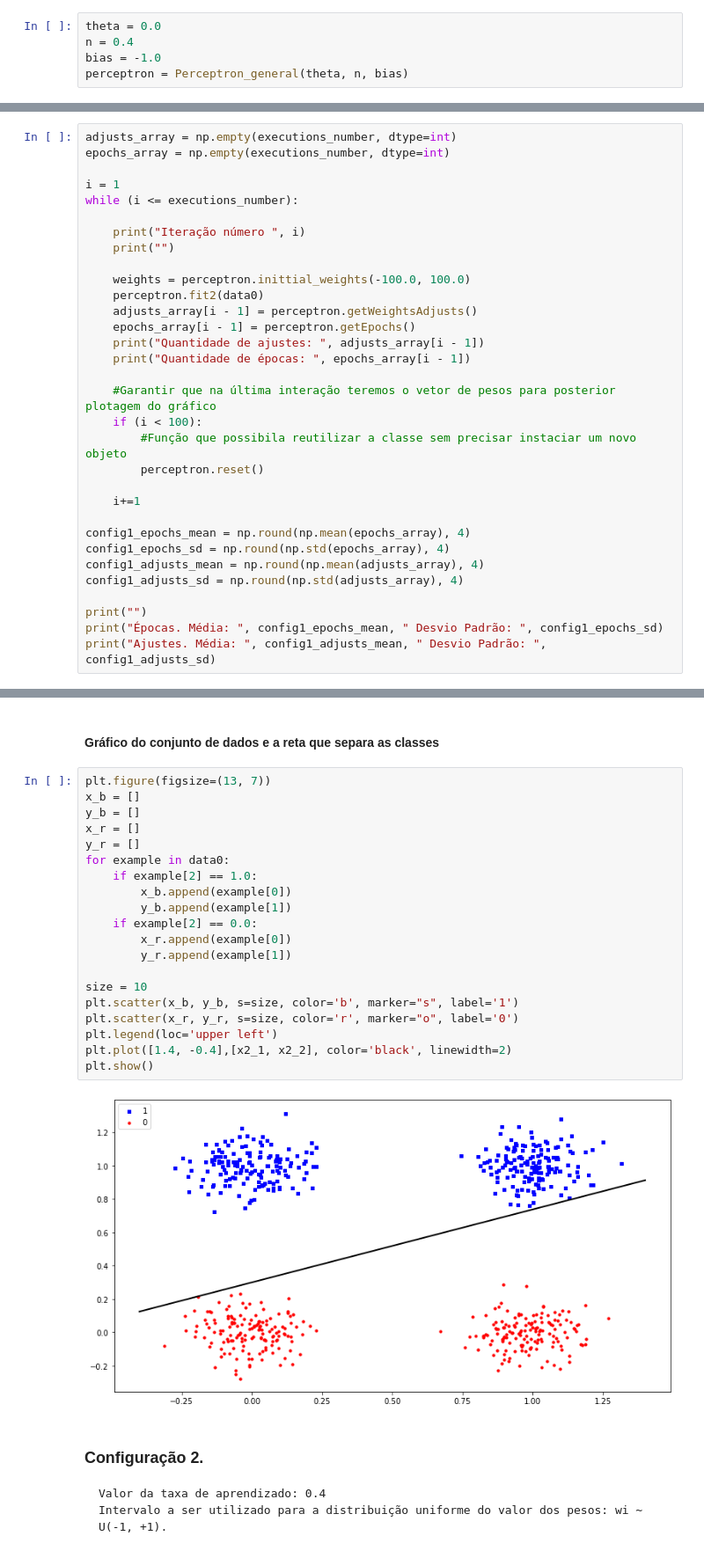
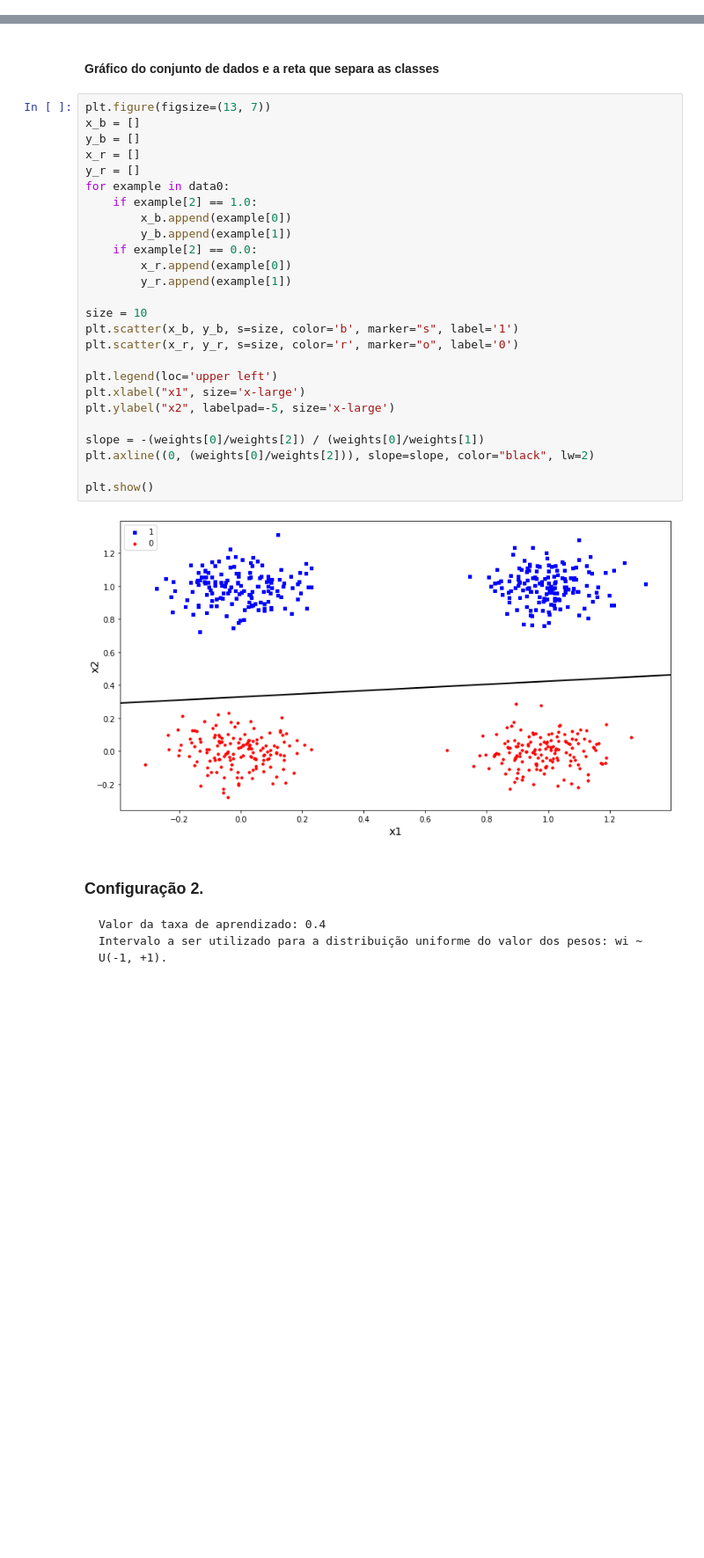
Before and after one commit to userddssilva/Perceptron-PP2-RNA2020.1, a Jupyter notebook: notebooks/Parte 2.ipynb, the cells around one changed output, grey strips where cells are left out. Shown at 88% size. Drawn from its saved outputs; the diff is of its cells as text; blank space fills up the shorter version.

```diff
--- a/notebooks/Parte 2.ipynb
+++ b/notebooks/Parte 2.ipynb
@@ -111,5 +102,0 @@ Ajustes. Média:  174.64  Desvio Padrão:  147.2335
-# %%
-theta = 0.0
-n = 0.4
-bias = -1.0
-perceptron = Perceptron_general(theta, n, bias)
@@ -118,32 +102,0 @@ perceptron = Perceptron_general(theta, n, bias)
-# %%
-adjusts_array = np.empty(executions_number, dtype=int)
-epochs_array = np.empty(executions_number, dtype=int)
-
-i = 1
-while (i <= executions_number):
-
-    print("Iteração número ", i)
-    print("")
-
-    weights = perceptron.inittial_weights(-100.0, 100.0)
-    perceptron.fit2(data0)
-    adjusts_array[i - 1] = perceptron.getWeightsAdjusts()
-    epochs_array[i - 1] = perceptron.getEpochs()
-    print("Quantidade de ajustes: ", adjusts_array[i - 1])
-    print("Quantidade de épocas: ", epochs_array[i - 1])
-
-    #Garantir que na última interação teremos o vetor de pesos para posterior plotagem do gráfico
-    if (i < 100):
-        #Função que possibila reutilizar a classe sem precisar instaciar um novo objeto
-        perceptron.reset()
-
-    i+=1
-
-config1_epochs_mean = np.round(np.mean(epochs_array), 4)
-config1_epochs_sd = np.round(np.std(epochs_array), 4)
-config1_adjusts_mean = np.round(np.mean(adjusts_array), 4)
-config1_adjusts_sd = np.round(np.std(adjusts_array), 4)
-
-print("")
-print("Épocas. Média: ", config1_epochs_mean, " Desvio Padrão: ", config1_epochs_sd)
-print("Ajustes. Média: ", config1_adjusts_mean, " Desvio Padrão: ", config1_adjusts_sd)
@@ -190,25 +122,31 @@ x2_2 = weights[0]/weights[2] - (weights[1]/weights[2])*(-0.4)
 # %%
 plt.figure(figsize=(13, 7))
 x_b = []
 y_b = []
 x_r = []
 y_r = []
 for example in data0:
     if example[2] == 1.0:
         x_b.append(example[0])
         y_b.append(example[1])
     if example[2] == 0.0:
         x_r.append(example[0])
         y_r.append(example[1])
 
 size = 10
 plt.scatter(x_b, y_b, s=size, color='b', marker="s", label='1')
 plt.scatter(x_r, y_r, s=size, color='r', marker="o", label='0')
+
 plt.legend(loc='upper left')
-plt.plot([1.4, -0.4],[x2_1, x2_2], color='black', linewidth=2)
+plt.xlabel("x1", size='x-large')
+plt.ylabel("x2", labelpad=-5, size='x-large')
+
+slope = -(weights[0]/weights[2]) / (weights[0]/weights[1])
+plt.axline((0, (weights[0]/weights[2])), slope=slope, color="black", lw=2)
+
 plt.show()
 # %% [output]
-[figure, old version]
+[figure, new version]
 # %% [markdown]
 ### Configuração 2.
     Valor da taxa de aprendizado: 0.4
```
Also changed, not shown: parts of 129 cells of this notebook, 1 other file.
